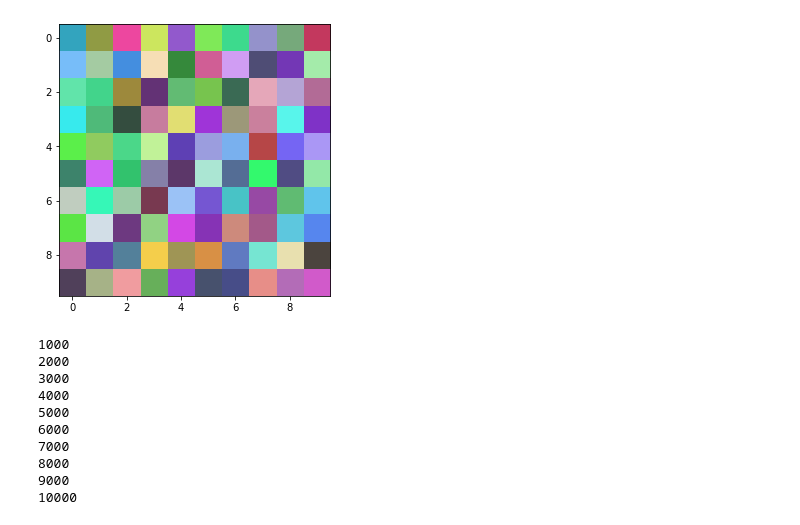
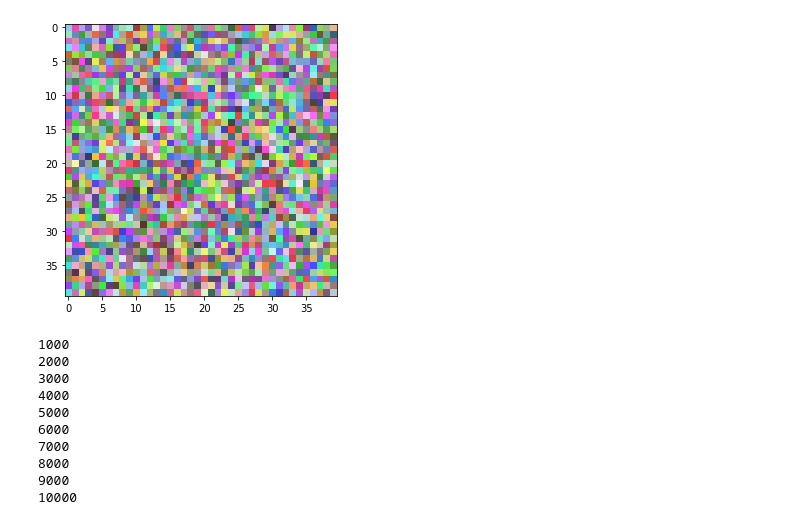
Before and after one commit to Lucaserf/CVlocalSearch, a Jupyter notebook: CVlocalSearch.ipynb, the cells around one changed output. Cells and saved outputs as stored; diff of their text form; code cells hidden in the pictures.

```diff
--- a/CVlocalSearch.ipynb
+++ b/CVlocalSearch.ipynb
@@ -7,7 +7,7 @@ import copy
 
 #creation of the initial image
 operator_dim = 2
-image_dim = operator_dim*5
+image_dim = operator_dim*20
 min_color = 50
 max_color = 250
 random_colored_image = np.array(min_color + (max_color-min_color)*np.random.random((image_dim,image_dim,3)),dtype = 'uint8')
@@ -16,34 +16,35 @@ random_colored_image = np.array(min_color + (max_color-min_color)*np.random.rand
 R = random_colored_image[:,:,0]
 G = random_colored_image[:,:,1]
 B = random_colored_image[:,:,2]
+
 
 
 print_colors = False
 if print_colors:
     plt.figure(figsize=(20,20))
     plt.subplot(1,3,1)
     plt.imshow(R,'Reds')
     plt.subplot(1,3,2)
     plt.imshow(G,'Greens')
     plt.subplot(1,3,3)
     plt.imshow(B,'Blues')
     plt.show()
 
 
 
 plt.figure(figsize=(5,5))
 plt.imshow(random_colored_image)
 plt.show()
 
 
 
 
 
 # save and import if needed
 # cv2.imwrite('king_position_weight.jpg', image)
 # gray = cv2.imread("king_position_weight.jpg", cv2.IMREAD_GRAYSCALE)
 # %% [output]
-[figure, old version]
+[figure, new version]
 # %%
 #function to optimize
 
```
Also changed, not shown: parts of 8 cells of this notebook, 1 other file.
